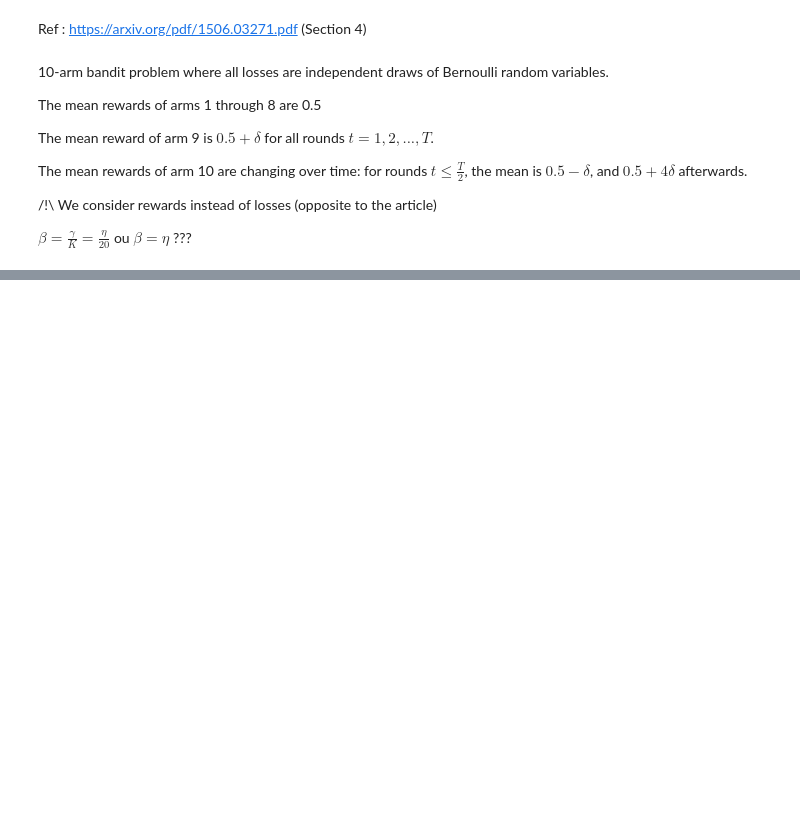
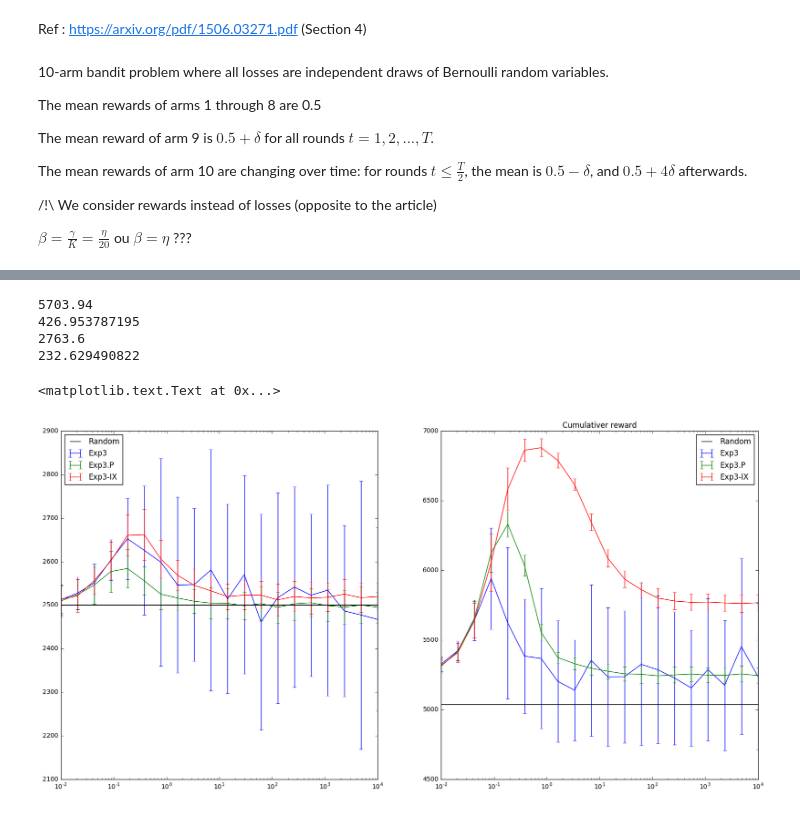
Before and after one commit to NicolasSchreuder/AdversarialBandit, a Jupyter notebook: SwitchingBandit.ipynb, the cells around one changed output, grey strips where cells are left out. Drawn from its saved outputs; the diff is of its cells as text; code cells hidden in the pictures; blank space fills up the shorter version.

```diff
--- a/SwitchingBandit.ipynb
+++ b/SwitchingBandit.ipynb
@@ -48,10 +52,10 @@ for j, multiplier in enumerate(X):
     print(multiplier)
     for i in range(n_iter):
         eta = multiplier * base_parameter
-        rew, _ = exp3_Bianchi(MAB_IX, T, eta)
+        rew, _, _ = exp3_Bianchi(MAB_IX, T, eta)
 
-        rew_P, _ = exp3P_Bianchi(MAB_IX, T, beta=eta, gamma=min(0.95, eta), eta=eta)
-        rew_IX, _ = exp3_IX(MAB_IX, T, eta, eta / 2)
+        rew_P, _, _ = exp3P_Bianchi(MAB_IX, T, beta=eta, gamma=min(0.95, eta), eta=eta)
+        rew_IX, _, _ = exp3_IX(MAB_IX, T, eta, eta / 2)
         exp3_T2, exp3_P_T2, exp3_IX_T2 = np.sum(
             rew[: T2]), np.sum(rew_P[: T2]), np.sum(rew_IX[: T2])
 
@@ -66,36 +91,44 @@ UCB_T2 = []
 for i in range(n_iter):
     rew_ucb, _ = UCB1(MAB_IX, T, rho=0.2)
     rew_cumsum = np.cumsum(rew_ucb)
-    UCB_T.append(rew_cumsum[T - 1])
+    UCB_T.append(rew_cumsum[-1])
     UCB_T2.append(rew_cumsum[T2 - 1])
 
 print(np.mean(UCB_T))
 print(np.std(UCB_T))
 print(np.mean(UCB_T2))
 print(np.std(UCB_T2))
+# %% [output]
+5703.94
+426.953787195
+2763.6
+232.629490822
 # %%
 R_T_mean = np.mean(R_T, axis=2)
 R_T2_mean = np.mean(R_T2, axis=2)
 R_T_std = np.std(R_T, axis=2)
 R_T2_std = np.std(R_T2, axis=2)
 
 
 plt.subplots(figsize=(20,10))
 plt.subplot(1,2,1)
 plt.semilogx()
 plt.errorbar(X, R_T2_mean[0], R_T2_std[0], label="Exp3")
 plt.errorbar(X, R_T2_mean[1], R_T2_std[1], label="Exp3.P")
 plt.errorbar(X, R_T2_mean[2], R_T2_std[2], label="Exp3-IX")
 plt.axhline(2500, c="black", label="Random")
 plt.legend(loc="upper left")
 plt.subplot(1,2,2)
 plt.semilogx()
 plt.errorbar(X, R_T_mean[0], R_T_std[0], label="Exp3")
 plt.errorbar(X, R_T_mean[1], R_T_std[1], label="Exp3.P")
 plt.errorbar(X, R_T_mean[2], R_T_std[2], label="Exp3-IX")
 plt.axhline((2 + 0.015) * 2500, c="black", label="Random")
 plt.legend()
-plt.title("Cumulativer reward")
+plt.title("Cumulative reward")
+# %% [output]
+<matplotlib.text.Text at 0x...>
+[figure, added]
 # %%
 T = 10000
 T2 = 5000
```
Also changed, not shown: parts of 8 cells of this notebook, 2 other files.
